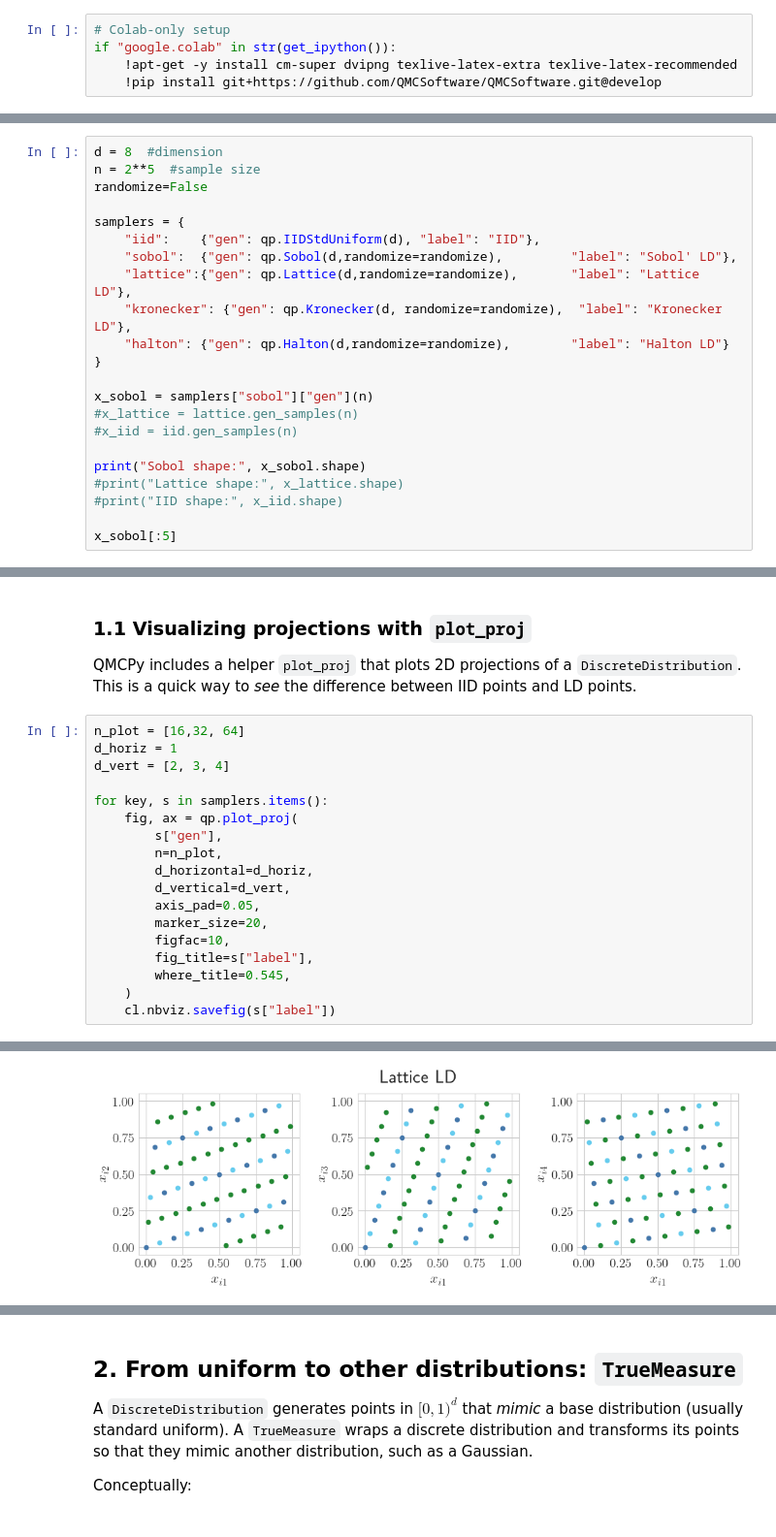
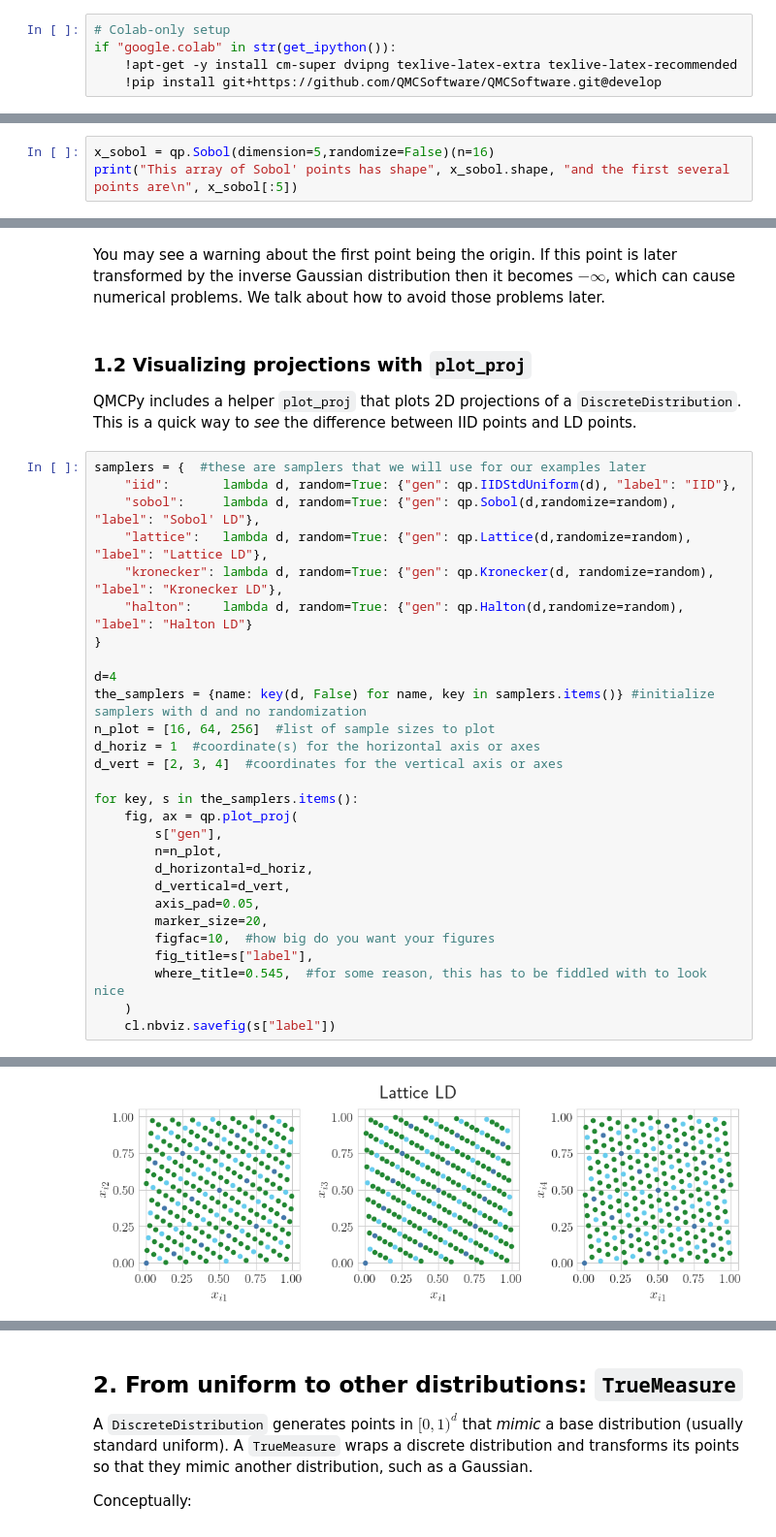
Before and after one commit to QMCSoftware/MATH565Fall2025, a Jupyter notebook: notebooks/QMCPy_Introduction.ipynb, the cells around one changed output, grey strips where cells are left out. Shown at 97% size. Cells and saved outputs as stored; diff of their text form.

```diff
--- a/notebooks/QMCPy_Introduction.ipynb
+++ b/notebooks/QMCPy_Introduction.ipynb
@@ -99,23 +135,4 @@ first $2^m$ points are carefully chosen so that **every low‑dimensional projec
 # %%
-d = 8  #dimension
-n = 2**5  #sample size
-randomize=False
-
-samplers = {
-    "iid":    {"gen": qp.IIDStdUniform(d), "label": "IID"},
-    "sobol":  {"gen": qp.Sobol(d,randomize=randomize),         "label": "Sobol' LD"},
-    "lattice":{"gen": qp.Lattice(d,randomize=randomize),       "label": "Lattice LD"},
-    "kronecker": {"gen": qp.Kronecker(d, randomize=randomize),  "label": "Kronecker LD"},
-    "halton": {"gen": qp.Halton(d,randomize=randomize),        "label": "Halton LD"}
-}
-
-x_sobol = samplers["sobol"]["gen"](n)
-#x_lattice = lattice.gen_samples(n)
-#x_iid = iid.gen_samples(n)
-
-print("Sobol shape:", x_sobol.shape)
-#print("Lattice shape:", x_lattice.shape)
-#print("IID shape:", x_iid.shape)
-
-x_sobol[:5]
+x_sobol = qp.Sobol(dimension=5,randomize=False)(n=16)
+print("This array of Sobol' points has shape", x_sobol.shape, "and the first several points are\n", x_sobol[:5])
 # %% [output]
@@ -143,14 +145,26 @@ By contrast, for IID points the columns are exchangeable – permuting coordinat
+# %% [markdown]
+You may see a warning about the first point being the origin.  If this point is later transformed by the inverse Gaussian distribution then it becomes $-\boldsymbol{\infty}$, which can cause numerical problems.  We talk about how to avoid those problems later.
 # %% [markdown]
-### 1.1 Visualizing projections with `plot_proj`
+### 1.2 Visualizing projections with `plot_proj`
 
 QMCPy includes a helper `plot_proj` that plots 2D projections of a `DiscreteDistribution`.
 This is a quick way to *see* the difference between IID points and LD points.
 # %%
-n_plot = [16,32, 64]
-d_horiz = 1
-d_vert = [2, 3, 4]
+samplers = {  #these are samplers that we will use for our examples later
+    "iid":       lambda d, random=True: {"gen": qp.IIDStdUniform(d), "label": "IID"},
+    "sobol":     lambda d, random=True: {"gen": qp.Sobol(d,randomize=random),      "label": "Sobol' LD"},
+    "lattice":   lambda d, random=True: {"gen": qp.Lattice(d,randomize=random),    "label": "Lattice LD"},
+    "kronecker": lambda d, random=True: {"gen": qp.Kronecker(d, randomize=random), "label": "Kronecker LD"},
+    "halton":    lambda d, random=True: {"gen": qp.Halton(d,randomize=random),     "label": "Halton LD"}
+}
 
-for key, s in samplers.items():
+d=4
+the_samplers = {name: key(d, False) for name, key in samplers.items()} #initialize samplers with d and no randomization
+n_plot = [16, 64, 256]  #list of sample sizes to plot
+d_horiz = 1  #coordinate(s) for the horizontal axis or axes
+d_vert = [2, 3, 4]  #coordinates for the vertical axis or axes
+
+for key, s in the_samplers.items():
     fig, ax = qp.plot_proj(
         s["gen"],
         n=n_plot,
@@ -158,9 +172,9 @@ for key, s in samplers.items():
         d_vertical=d_vert,
         axis_pad=0.05,
         marker_size=20,
-        figfac=10,
+        figfac=10,  #how big do you want your figures
         fig_title=s["label"],
-        where_title=0.545,
+        where_title=0.545,  #for some reason, this has to be fiddled with to look nice
     )
     cl.nbviz.savefig(s["label"])
 # %% [output]
@@ -169 +183 @@ for key, s in samplers.items():
-[figure, old version]
+[figure, new version]
```
Also changed, not shown: parts of 23 cells of this notebook.
